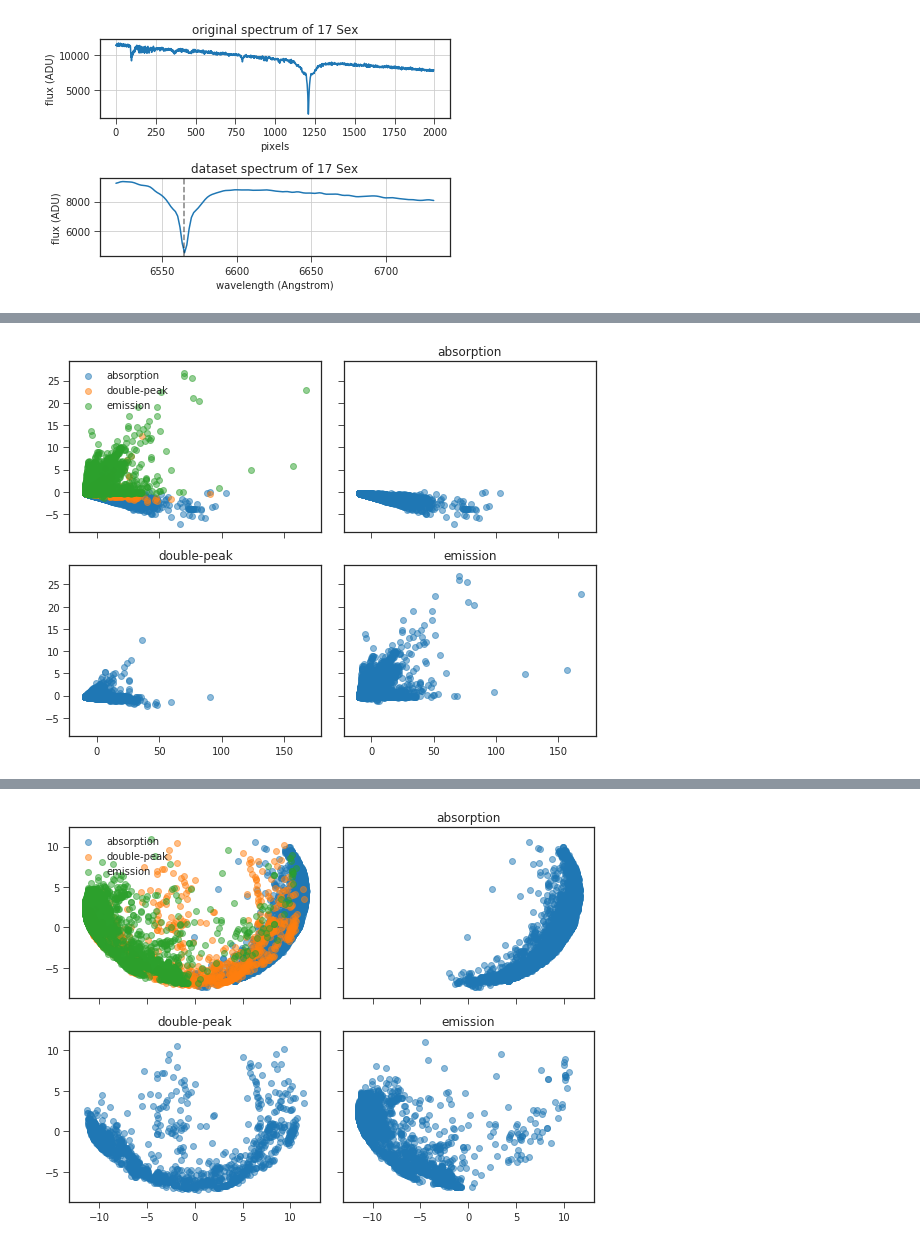
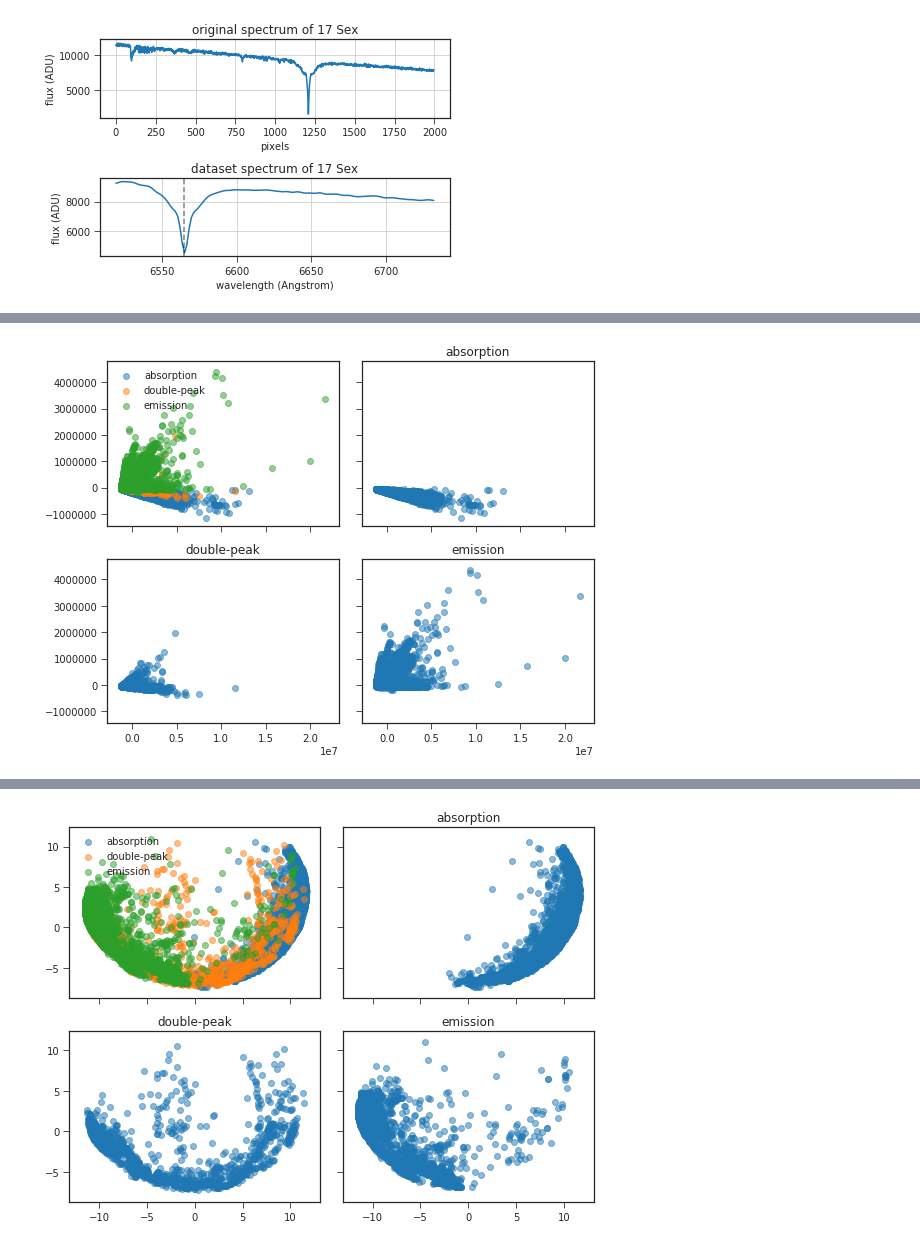
Before and after one commit to podondra/ondrejov-preprocessing, a Jupyter notebook: ondrejov-preprocessing.ipynb, the cells around one changed output, grey strips where cells are left out. Saved outputs shown, nothing was run; the diff lists cells and outputs as text; code cells hidden in the pictures.

```diff
--- a/ondrejov-preprocessing.ipynb
+++ b/ondrejov-preprocessing.ipynb
@@ -216,21 +231,21 @@ f.tight_layout()
 # %%
 def plot_projection(X):
     f, ((ax1, ax2), (ax3, ax4)) = pyplot.subplots(
         nrows=2, ncols=2,
         sharex=True, sharey=True,
         figsize=(8, 6)
     )
 
     for label, (ax, cls) in enumerate(zip((ax2, ax3, ax4), le.classes_)):
         ax1.scatter(X[y == label, 0], X[y == label, 1], label=cls, alpha=0.5)
         ax.set_title(cls)
         ax.scatter(X[y == label, 0], X[y == label, 1], alpha=0.5)
     ax1.legend(loc='upper left')
 
     f.tight_layout()
 
 pca = PCA(n_components=3)
-X_pca = pca.fit_transform(preprocessing.scale(X, axis=0))
+X_pca = pca.fit_transform(X)
 plot_projection(X_pca)
 # %% [output]
-[figure, old version]
+[figure, new version]
```
Also changed, not shown: parts of 22 cells of this notebook.
